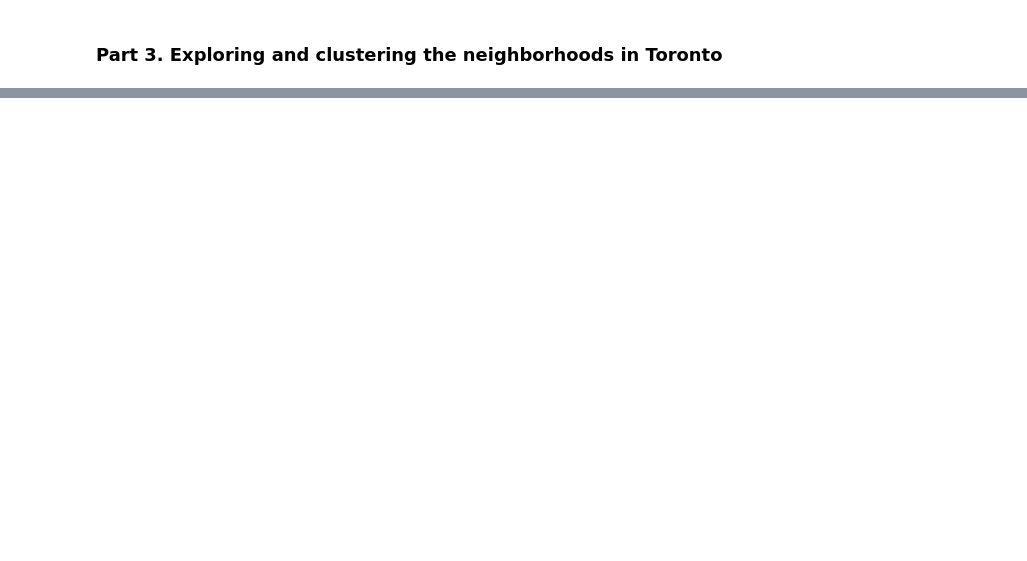
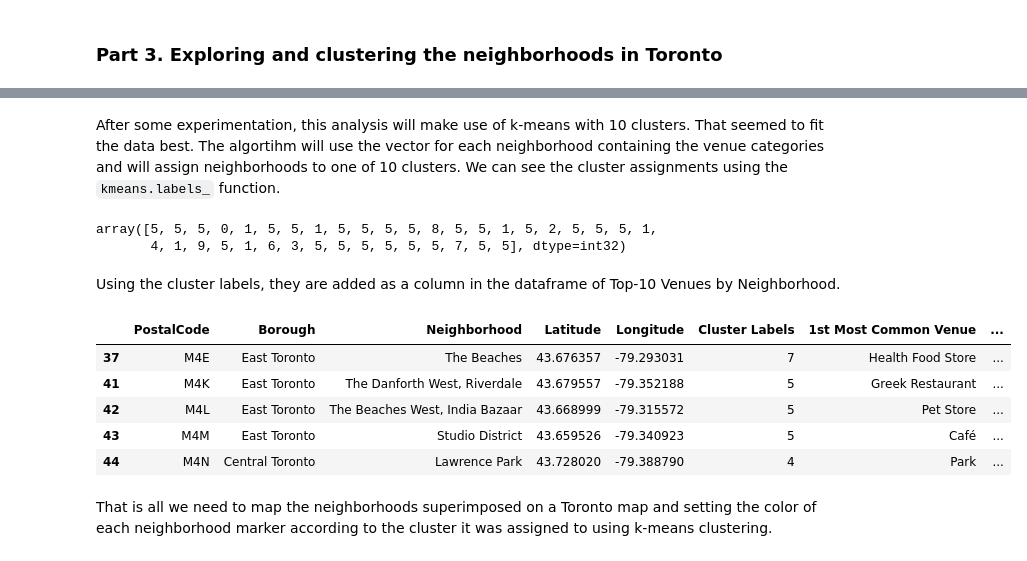
Before and after one commit to jgendron/Coursera_Capstone, a Jupyter notebook: clustering_Toronto.ipynb, the cells around one changed output, grey strips where cells are left out. Saved outputs shown, nothing was run; the diff lists cells and outputs as text; code cells hidden in the pictures; blank space fills up the shorter version.

```diff
--- a/clustering_Toronto.ipynb
+++ b/clustering_Toronto.ipynb
@@ -157,0 +474,3 @@ After processing, the 211 by 3 boroughs was reduced to (103, 3)
+# %%
+toronto_grouped = toronto_onehot.groupby('Neighborhood').mean().reset_index()
+toronto_grouped.head()
@@ -157,0 +559,37 @@ After processing, the 211 by 3 boroughs was reduced to (103, 3)
+# %% [markdown]
+After some experimentation, this analysis will make use of k-means with 10 clusters. That seemed to fit the data best. The algortihm will use the vector for each neighborhood containing the venue categories and will assign neighborhoods to one of 10 clusters. We can see the cluster assignments using the `kmeans.labels_` function.
+# %%
+# set number of cluster
+kclusters = 10
+
+toronto_grouped_clustering = toronto_grouped.drop('Neighborhood', 1)
+
+# run k-means clustering
+kmeans = KMeans(n_clusters=kclusters, random_state=0).fit(toronto_grouped_clustering)
+
+# check cluster labels generated for each row in the dataframe
+kmeans.labels_
+# %% [output]
+array([5, 5, 5, 0, 1, 5, 5, 1, 5, 5, 5, 5, 8, 5, 5, 1, 5, 2, 5, 5, 5, 1,
+       4, 1, 9, 5, 1, 6, 3, 5, 5, 5, 5, 5, 5, 7, 5, 5], dtype=int32)
+# %% [markdown]
+Using the cluster labels, they are added as a column in the dataframe of Top-10 Venues by Neighborhood.
+# %%
+# add clustering labels
+neighborhoods_venues_sorted.insert(0, 'Cluster Labels', kmeans.labels_)
+
+toronto_merged = df_toronto
+
+# merge toronto_grouped with toronto_data to add latitude/longitude for each neighborhood
+toronto_merged = toronto_merged.join(neighborhoods_venues_sorted.set_index('Neighborhood'), on='Neighborhood')
+
+toronto_merged.head() # check the last columns!
+# %% [output]
+|  | PostalCode | Borough | Neighborhood | Latitude | Longitude | Cluster Labels | 1st Most Common Venue | ... |
+| 37 | M4E | East Toronto | The Beaches | 43.676357 | -79.293031 | 7 | Health Food Store | ... |
+| 41 | M4K | East Toronto | The Danforth West, Riverdale | 43.679557 | -79.352188 | 5 | Greek Restaurant | ... |
+| 42 | M4L | East Toronto | The Beaches West, India Bazaar | 43.668999 | -79.315572 | 5 | Pet Store | ... |
+| 43 | M4M | East Toronto | Studio District | 43.659526 | -79.340923 | 5 | Café | ... |
+| 44 | M4N | Central Toronto | Lawrence Park | 43.728020 | -79.388790 | 4 | Park | ... |
+# %% [markdown]
+That is all we need to map the neighborhoods superimposed on a Toronto map and setting the color of each neighborhood marker according to the cluster it was assigned to using k-means clustering.
```
Also changed, not shown: parts of 53 cells of this notebook.
